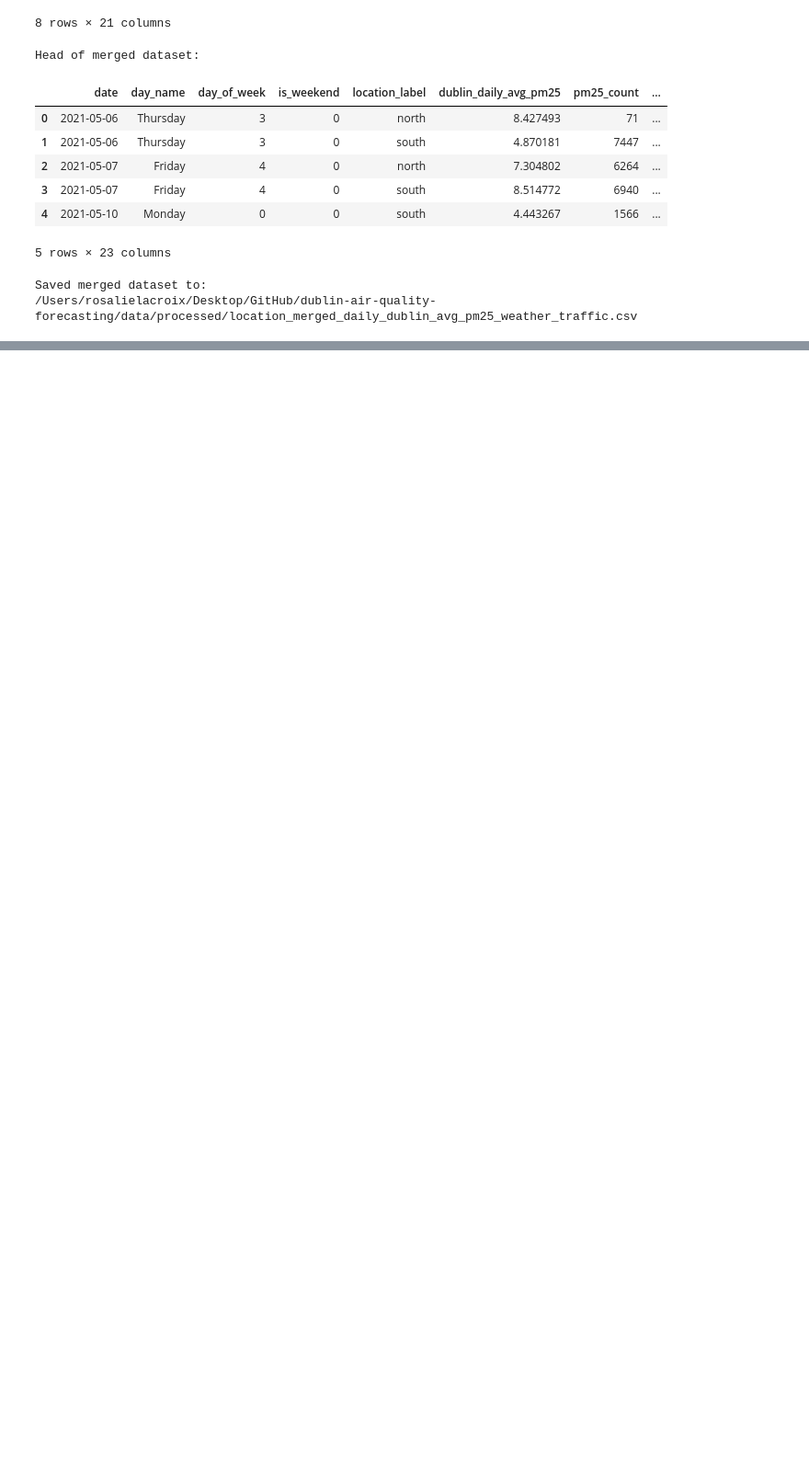
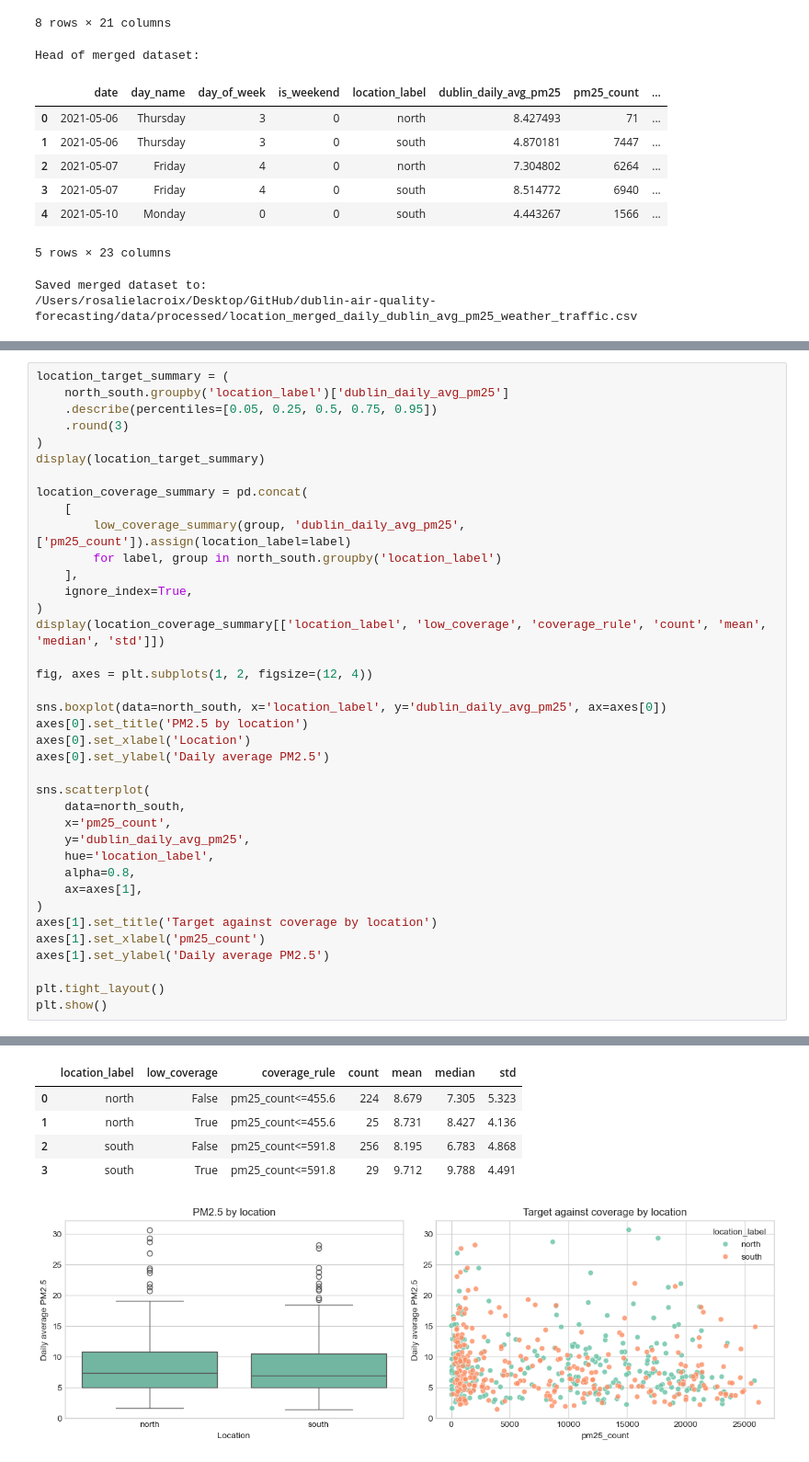
Before and after one commit to jako6f/dublin-air-quality-forecasting, a Jupyter notebook: notebooks/dublin_air_quality_forecasting.ipynb, the cells around one changed output, grey strips where cells are left out. Shown at 92% size. Cells and saved outputs as stored; diff of their text form; blank space fills up the shorter version.

Commit message:
data limitations & temporal feature selection

```diff
--- a/notebooks/dublin_air_quality_forecasting.ipynb
+++ b/notebooks/dublin_air_quality_forecasting.ipynb
@@ -1564,0 +1834,39 @@ Saved merged dataset to:
+# %%
+location_target_summary = (
+    north_south.groupby('location_label')['dublin_daily_avg_pm25']
+    .describe(percentiles=[0.05, 0.25, 0.5, 0.75, 0.95])
+    .round(3)
+)
+display(location_target_summary)
+
+location_coverage_summary = pd.concat(
+    [
+        low_coverage_summary(group, 'dublin_daily_avg_pm25', ['pm25_count']).assign(location_label=label)
+        for label, group in north_south.groupby('location_label')
+    ],
+    ignore_index=True,
+)
+display(location_coverage_summary[['location_label', 'low_coverage', 'coverage_rule', 'count', 'mean', 'median', 'std']])
+
+fig, axes = plt.subplots(1, 2, figsize=(12, 4))
+
+sns.boxplot(data=north_south, x='location_label', y='dublin_daily_avg_pm25', ax=axes[0])
+axes[0].set_title('PM2.5 by location')
+axes[0].set_xlabel('Location')
+axes[0].set_ylabel('Daily average PM2.5')
+
+sns.scatterplot(
+    data=north_south,
+    x='pm25_count',
+    y='dublin_daily_avg_pm25',
+    hue='location_label',
+    alpha=0.8,
+    ax=axes[1],
+)
+axes[1].set_title('Target against coverage by location')
+axes[1].set_xlabel('pm25_count')
+axes[1].set_ylabel('Daily average PM2.5')
+
+plt.tight_layout()
+plt.show()
+# %% [output]
@@ -1564,0 +1877,6 @@ Saved merged dataset to:
+|  | location_label | low_coverage | coverage_rule | count | mean | median | std |
+| 0 | north | False | pm25_count<=455.6 | 224 | 8.679 | 7.305 | 5.323 |
+| 1 | north | True | pm25_count<=455.6 | 25 | 8.731 | 8.427 | 4.136 |
+| 2 | south | False | pm25_count<=591.8 | 256 | 8.195 | 6.783 | 4.868 |
+| 3 | south | True | pm25_count<=591.8 | 29 | 9.712 | 9.788 | 4.491 |
+[figure, added]
```
Also changed, not shown: parts of 45 cells of this notebook.
